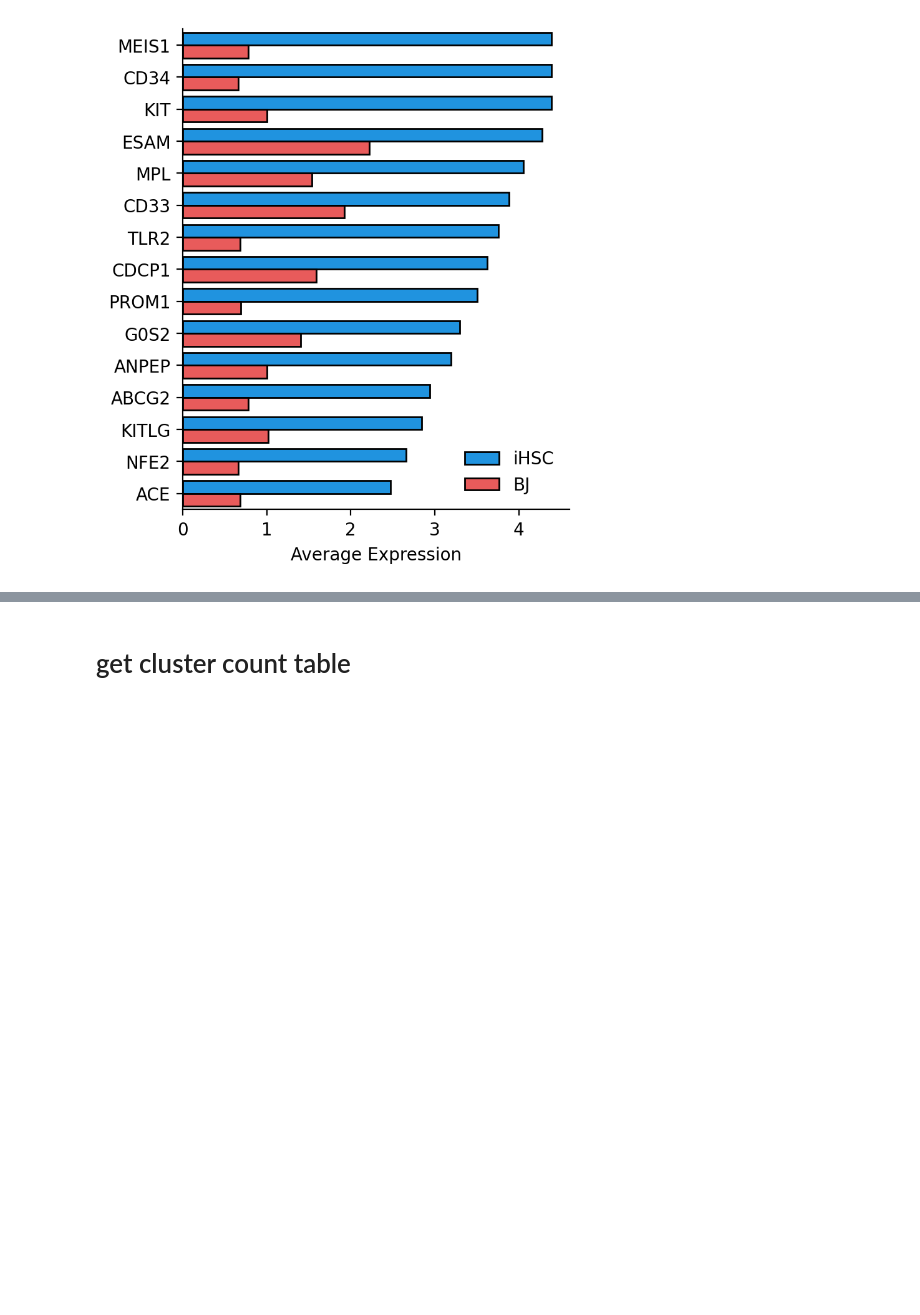
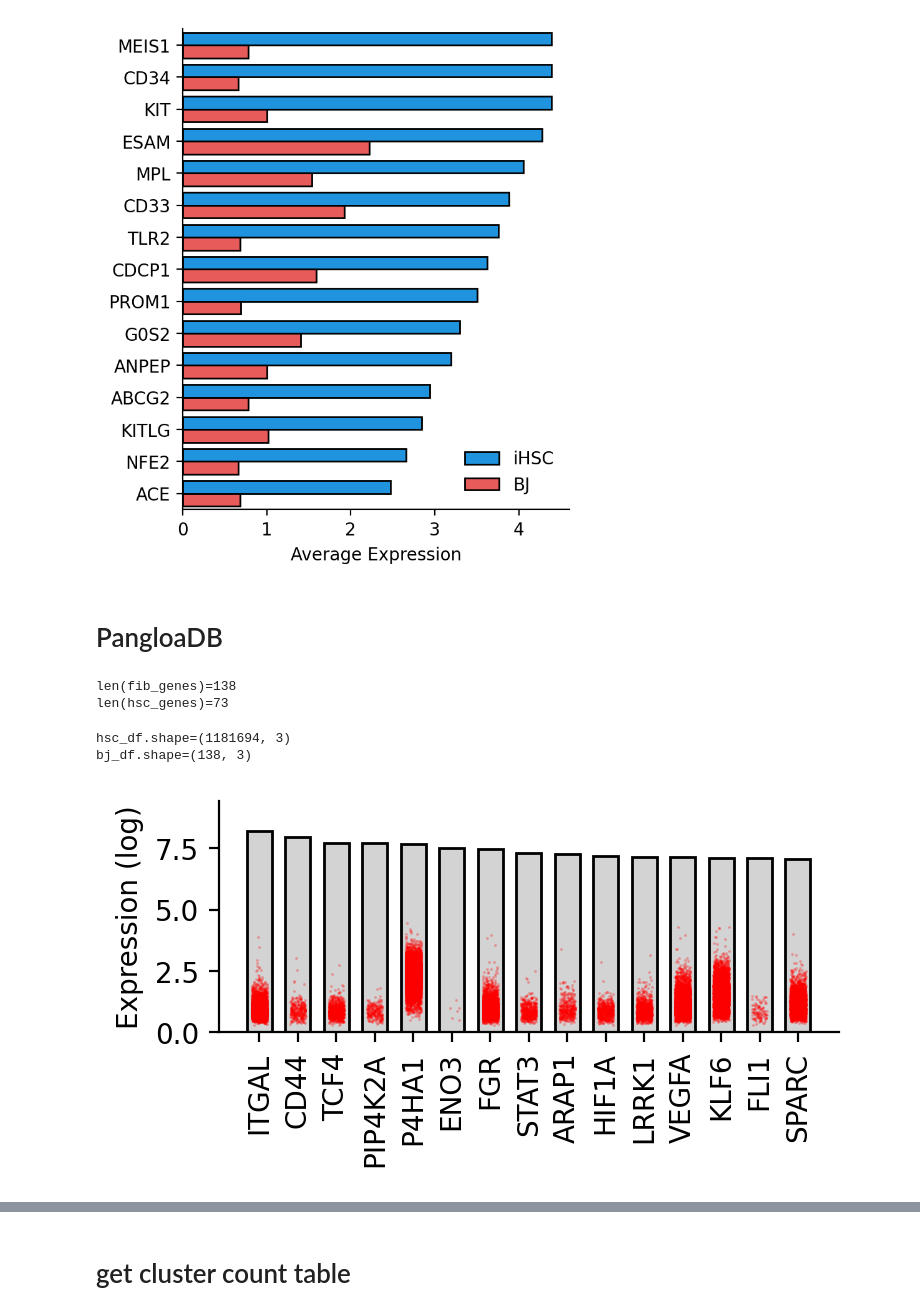
Before and after one commit to CooperStansbury/ONT-single-cell, a Jupyter notebook: notebooks/FIGURE_2_BJ_COMPARISON.ipynb, the cells around one changed output, grey strips where cells are left out. Drawn from its saved outputs; the diff is of its cells as text; code cells hidden in the pictures; blank space fills up the shorter version.

```diff
--- a/notebooks/FIGURE_2_BJ_COMPARISON.ipynb
+++ b/notebooks/FIGURE_2_BJ_COMPARISON.ipynb
@@ -222,3 +222,81 @@ sns.move_legend(
 sns.despine()
 # %% [output]
 [figure]
+# %% [markdown]
+# PangloaDB
+# %%
+pang = adata.uns['panglaodb']
+fib_genes = list(pang[pang['cell_type'] == 'Fibroblasts']['gene_name'].unique())
+hsc_genes = list(pang[pang['cell_type'] == 'Hematopoietic stem cells']['gene_name'].unique())
+
+print(f"{len(fib_genes)=}")
+print(f"{len(hsc_genes)=}")
+# %% [output]
+len(fib_genes)=138
+len(hsc_genes)=73
+# %%
+def get_expression(adata, genes, id_col='cell_id'):
+    df = adata[:, genes].to_df().reset_index()
+    df = pd.melt(df, id_vars=id_col, var_name='gene_name')
+    return df
+
+hsc_df = get_expression(adata, fib_genes, id_col='cell_id')
+bj_df = get_expression(fbdata, fib_genes, id_col='data_id')
+
+# aggregate the bj_fib data
+bj_df = bj_df.groupby('gene_name').agg(
+    mean = ('value', 'mean'),
+    median = ('value', 'median'),
+).reset_index()
+
+
+bj_df = bj_df.sort_values(by='mean', ascending=False)
+
+# filter genes
+hsc_df = hsc_df[hsc_df['gene_name'].isin(bj_df['gene_name'].values)]
+
+print(f"{hsc_df.shape=}")
+print(f"{bj_df.shape=}")
+# %% [output]
+hsc_df.shape=(1181694, 3)
+bj_df.shape=(138, 3)
+# %%
+def plot_diffs(bj_df, hsc_df, n_genes=15):
+    bj_df =  bj_df.head(n_genes)
+    genes = bj_df['gene_name'].values
+
+    hsc_df = hsc_df[hsc_df['gene_name'].isin(genes)]
+    hsc_df = hsc_df[hsc_df['value'] > 0]
+
+    sns.barplot(
+        data=bj_df,
+        x='gene_name',
+        y='mean',
+        color='lightgrey',
+        width=0.65,
+        ec='k',
+    )
+
+    sns.stripplot(
+        data=hsc_df,
+        x='gene_name',
+        y='value',
+        color='red',
+        size=1,
+        alpha=0.3,
+        jitter=0.2
+    )
+
+    plt.ylabel("Expression (log)")
+    plt.xlabel("")
+    plt.gca().tick_params(axis='x', rotation=90)
+    plt.margins(x=0.05, y=0.15)
+    sns.despine()
+    plt.show()
+
+
+plt.rcParams['figure.dpi'] = 200
+plt.rcParams['figure.figsize'] = 4, 1.5
+plot_diffs(bj_df, hsc_df)
+# %% [output]
+[figure, added]
```
Also changed, not shown: parts of 4 cells of this notebook, 2 other files.
